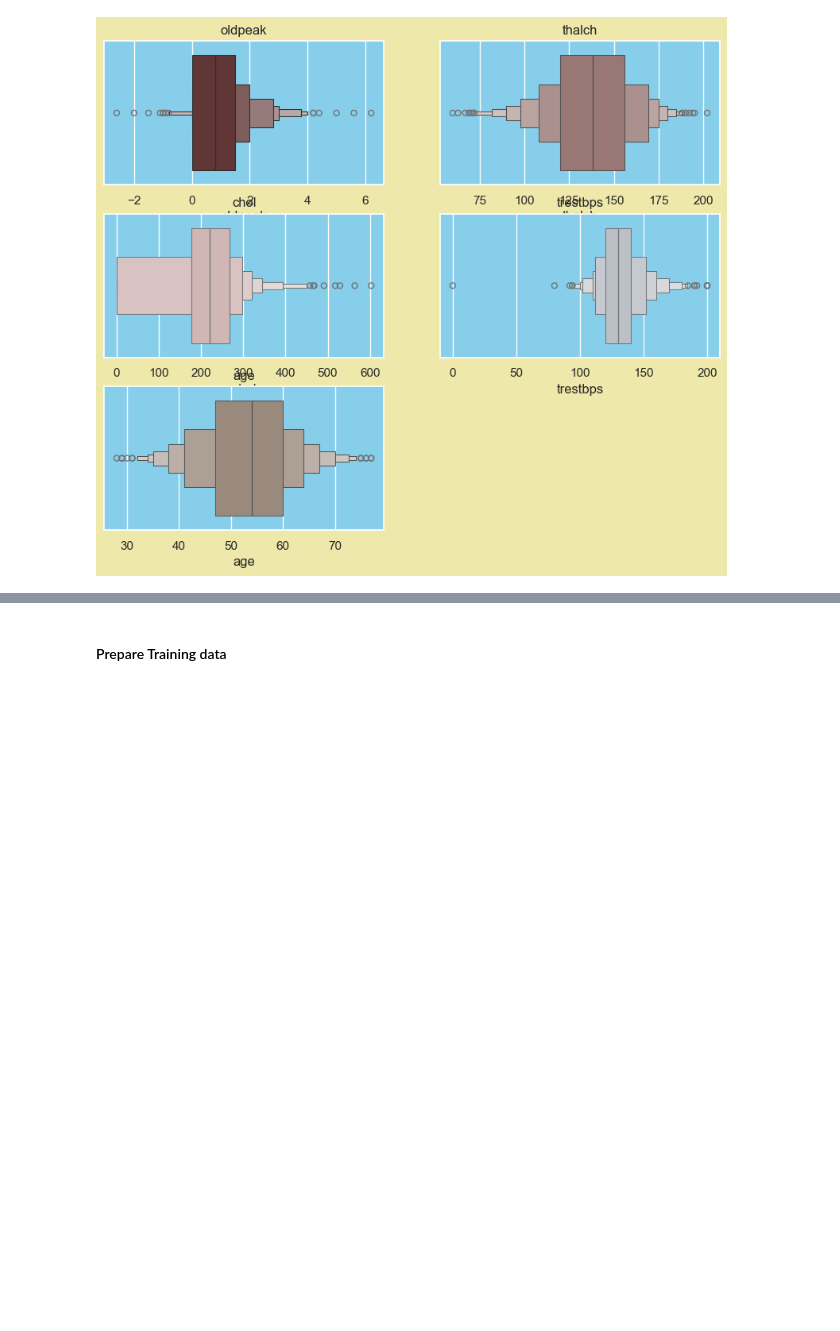
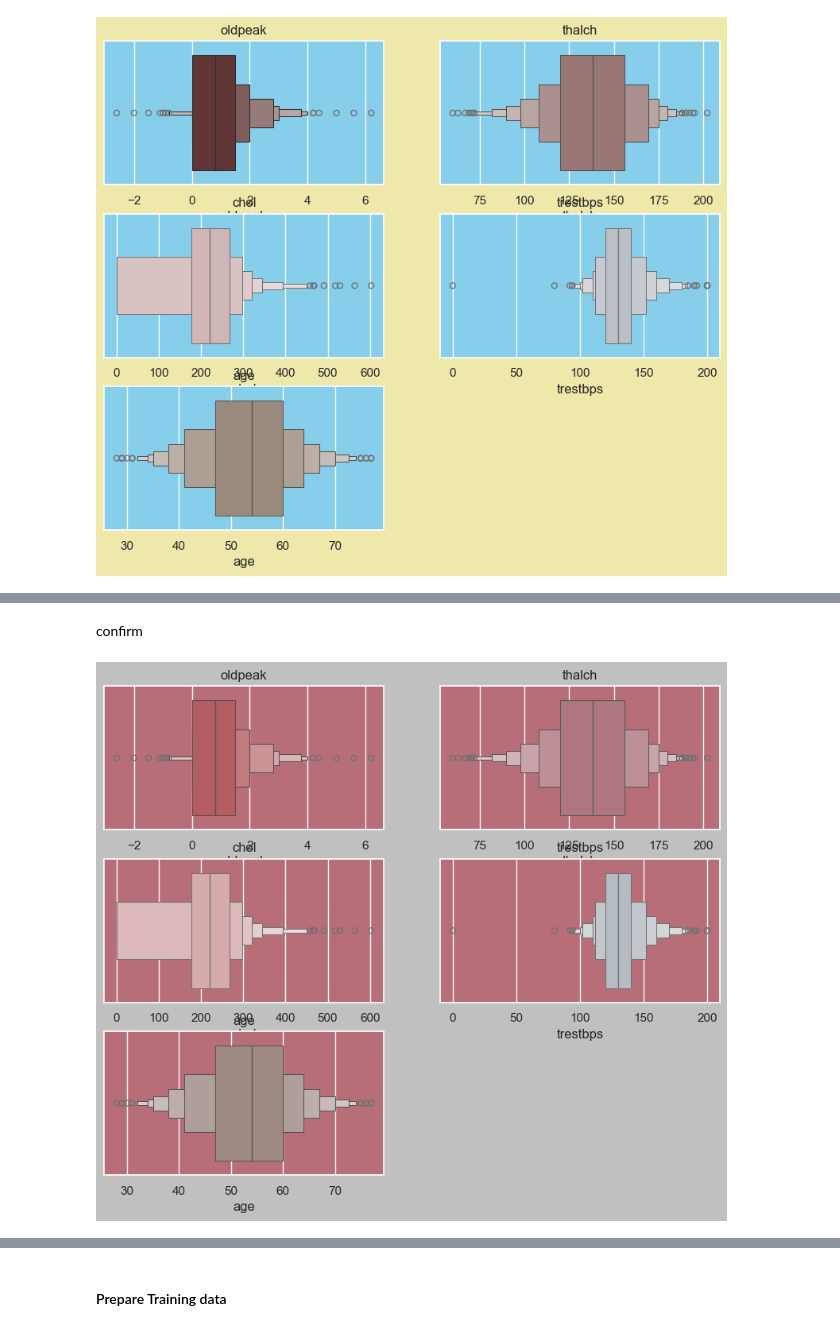
Before and after one commit to Andrianarimanana/Aretim-po_Heart_Disease_Prediction, a Jupyter notebook: notebook.ipynb, the cells around one changed output, grey strips where cells are left out. Saved outputs shown, nothing was run; the diff lists cells and outputs as text; code cells hidden in the pictures; blank space fills up the shorter version.

```diff
--- a/notebook.ipynb
+++ b/notebook.ipynb
@@ -598,0 +622,19 @@ ________________________________________________________________________________
+# %% [markdown]
+confirm
+# %%
+sns.set(rc={"axes.facecolor":"#B76E79","figure.facecolor":"#C0C0C0"})
+modified_palette = ["#C44D53", "#B76E79", "#DDA4A5", "#B3BCC4", "#A2867E", "#F3AB60"]
+cmap = ListedColormap(modified_palette)
+
+plt.figure(figsize=(10,8))
+
+
+
+for i, col in enumerate(numerical_cols):
+    plt.subplot(3,2, i+1)
+    sns.boxenplot(x=train_df[col], color=modified_palette[i % len(modified_palette)])  # Use modulo to cycle through colors
+    plt.title(col)
+
+plt.show()
+# %% [output]
+[figure, added]
```
Also changed, not shown: parts of 3 cells of this notebook.
